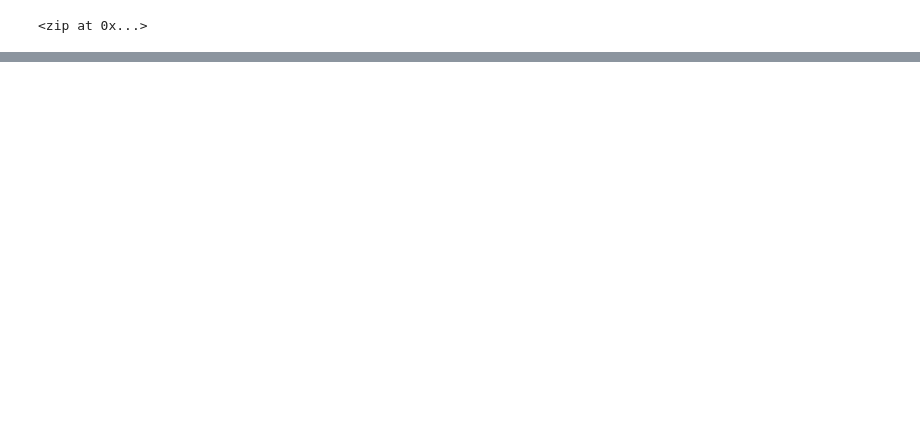
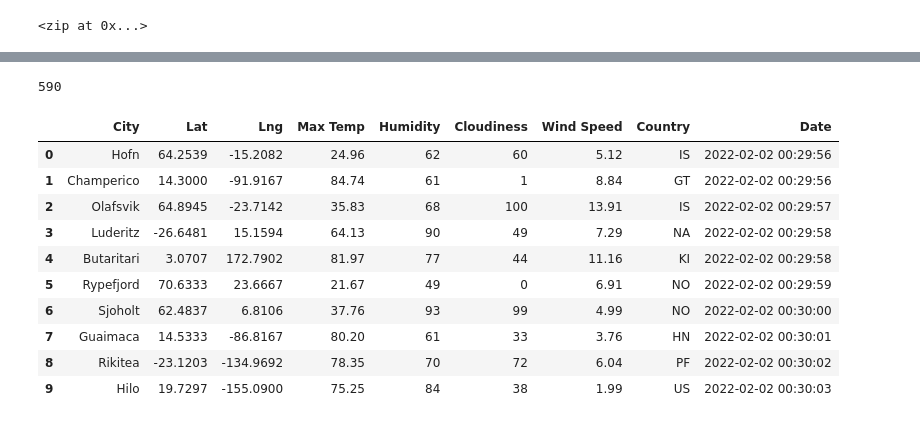
Before and after one commit to two-suns/World_Weather_Analysis, a Jupyter notebook: WeatherPy.ipynb, the cells around one changed output, grey strips where cells are left out. Saved outputs shown, nothing was run; the diff lists cells and outputs as text; code cells hidden in the pictures; blank space fills up the shorter version.

Commit message:
Adding WeatherPy file.

```diff
--- a/WeatherPy.ipynb
+++ b/WeatherPy.ipynb
@@ -32,0 +39,3 @@ len(cities)
+# %%
+# Starting URL for Weather Map API Call.
+url = "http://api.openweathermap.org/data/2.5/weather?units=Imperial&APPID=" + weather_api_key
@@ -32,0 +126,20 @@ len(cities)
+# %%
+len(city_data)
+# %% [output]
+590
+# %%
+# Convert the array of dictionaries to a Pandas DataFrame.
+city_data_df = pd.DataFrame(city_data)
+city_data_df.head(10)
+# %% [output]
+|  | City | Lat | Lng | Max Temp | Humidity | Cloudiness | Wind Speed | Country | Date |
+| 0 | Hofn | 64.2539 | -15.2082 | 24.96 | 62 | 60 | 5.12 | IS | 2022-02-02 00:29:56 |
+| 1 | Champerico | 14.3000 | -91.9167 | 84.74 | 61 | 1 | 8.84 | GT | 2022-02-02 00:29:56 |
+| 2 | Olafsvik | 64.8945 | -23.7142 | 35.83 | 68 | 100 | 13.91 | IS | 2022-02-02 00:29:57 |
+| 3 | Luderitz | -26.6481 | 15.1594 | 64.13 | 90 | 49 | 7.29 | NA | 2022-02-02 00:29:58 |
+| 4 | Butaritari | 3.0707 | 172.7902 | 81.97 | 77 | 44 | 11.16 | KI | 2022-02-02 00:29:58 |
+| 5 | Rypefjord | 70.6333 | 23.6667 | 21.67 | 49 | 0 | 6.91 | NO | 2022-02-02 00:29:59 |
+| 6 | Sjoholt | 62.4837 | 6.8106 | 37.76 | 93 | 99 | 4.99 | NO | 2022-02-02 00:30:00 |
+| 7 | Guaimaca | 14.5333 | -86.8167 | 80.20 | 61 | 33 | 3.76 | HN | 2022-02-02 00:30:01 |
+| 8 | Rikitea | -23.1203 | -134.9692 | 78.35 | 70 | 72 | 6.04 | PF | 2022-02-02 00:30:02 |
+| 9 | Hilo | 19.7297 | -155.0900 | 75.25 | 84 | 38 | 1.99 | US | 2022-02-02 00:30:03 |
```
Also changed, not shown: parts of 7 cells of this notebook, 2 other files.
